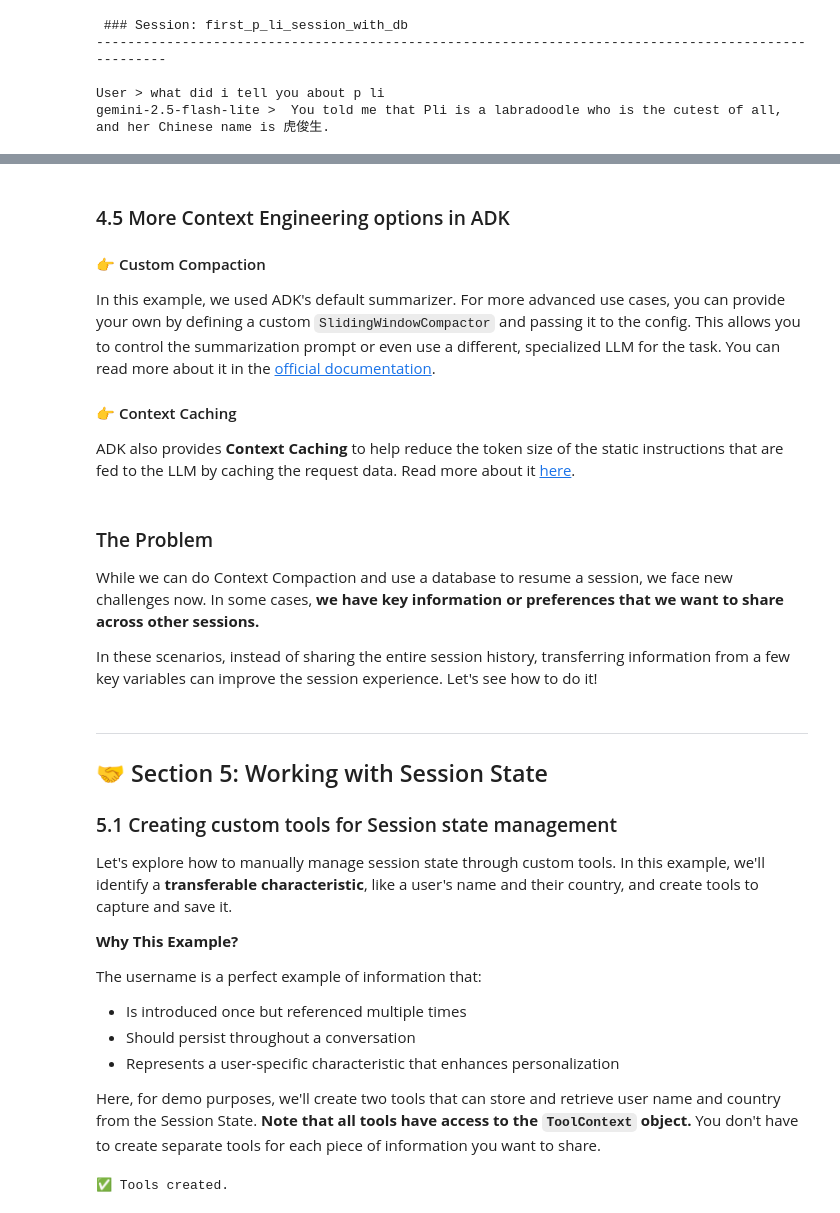
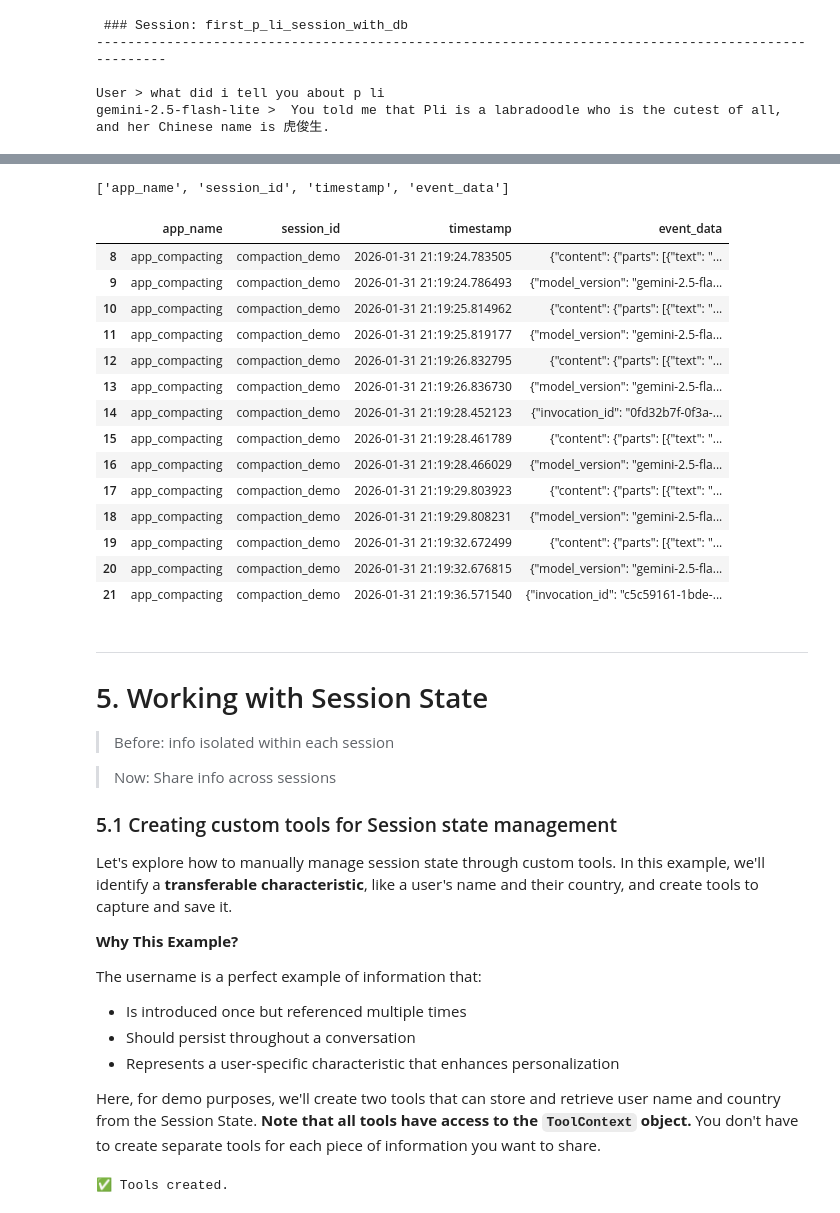
Before and after one commit to xingz-aiml/google_5day_ai_202511, a Jupyter notebook: simplified_day-3a-agent-sessions.ipynb, the cells around one changed output, grey strips where cells are left out. Drawn from its saved outputs; the diff is of its cells as text; code cells hidden in the pictures.

```diff
--- a/simplified_day-3a-agent-sessions.ipynb
+++ b/simplified_day-3a-agent-sessions.ipynb
@@ -530,20 +480,34 @@ You just found the proof! The presence of that special summary `Event` in your s
-# %% [markdown]
-### 4.5 More Context Engineering options in ADK
-
-#### 👉 Custom Compaction
-In this example, we used ADK's default summarizer. For more advanced use cases, you can provide your own by defining a custom `SlidingWindowCompactor` and passing it to the config. This allows you to control the summarization prompt or even use a different, specialized LLM for the task. You can read more about it in the [official documentation](https://google.github.io/adk-docs/context/compaction/).
-
-#### 👉 Context Caching
-ADK also provides **Context Caching** to help reduce the token size of the static instructions that are fed to the LLM by caching the request data. Read more about it [here](https://google.github.io/adk-docs/context/caching/).
-# %% [markdown]
-### The Problem
-
-While we can do Context Compaction and use a database to resume a session, we face new challenges now. In some cases, **we have key information or preferences that we want to share across other sessions.**
-
-In these scenarios, instead of sharing the entire session history, transferring information from a few key variables can improve the session experience. Let's see how to do it!
+# %%
+# one row for each compacting event
+cols, rows = check_data_in_db()
+
+import pandas as pd
+pd.set_option('display.max_colwidth', None)
+pd.DataFrame(rows, columns=cols).query("session_id == 'compaction_demo'")
+# %% [output]
+['app_name', 'session_id', 'timestamp', 'event_data']
+|  | app_name | session_id | timestamp | event_data |
+| 8 | app_compacting | compaction_demo | 2026-01-31 21:19:24.783505 | {"content": {"parts": [{"text": "... |
+| 9 | app_compacting | compaction_demo | 2026-01-31 21:19:24.786493 | {"model_version": "gemini-2.5-fla... |
+| 10 | app_compacting | compaction_demo | 2026-01-31 21:19:25.814962 | {"content": {"parts": [{"text": "... |
+| 11 | app_compacting | compaction_demo | 2026-01-31 21:19:25.819177 | {"model_version": "gemini-2.5-fla... |
+| 12 | app_compacting | compaction_demo | 2026-01-31 21:19:26.832795 | {"content": {"parts": [{"text": "... |
+| 13 | app_compacting | compaction_demo | 2026-01-31 21:19:26.836730 | {"model_version": "gemini-2.5-fla... |
+| 14 | app_compacting | compaction_demo | 2026-01-31 21:19:28.452123 | {"invocation_id": "0fd32b7f-0f3a-... |
+| 15 | app_compacting | compaction_demo | 2026-01-31 21:19:28.461789 | {"content": {"parts": [{"text": "... |
+| 16 | app_compacting | compaction_demo | 2026-01-31 21:19:28.466029 | {"model_version": "gemini-2.5-fla... |
+| 17 | app_compacting | compaction_demo | 2026-01-31 21:19:29.803923 | {"content": {"parts": [{"text": "... |
+| 18 | app_compacting | compaction_demo | 2026-01-31 21:19:29.808231 | {"model_version": "gemini-2.5-fla... |
+| 19 | app_compacting | compaction_demo | 2026-01-31 21:19:32.672499 | {"content": {"parts": [{"text": "... |
+| 20 | app_compacting | compaction_demo | 2026-01-31 21:19:32.676815 | {"model_version": "gemini-2.5-fla... |
+| 21 | app_compacting | compaction_demo | 2026-01-31 21:19:36.571540 | {"invocation_id": "c5c59161-1bde-... |
 # %% [markdown]
 ---
-## 🤝 Section 5: Working with Session State
+# 5.  Working with Session State
+
+> Before: info isolated within each session
+
+> Now: Share info across sessions
 
 ### 5.1 Creating custom tools for Session state management
 
```
Also changed, not shown: parts of 27 cells of this notebook, 1 other file.
